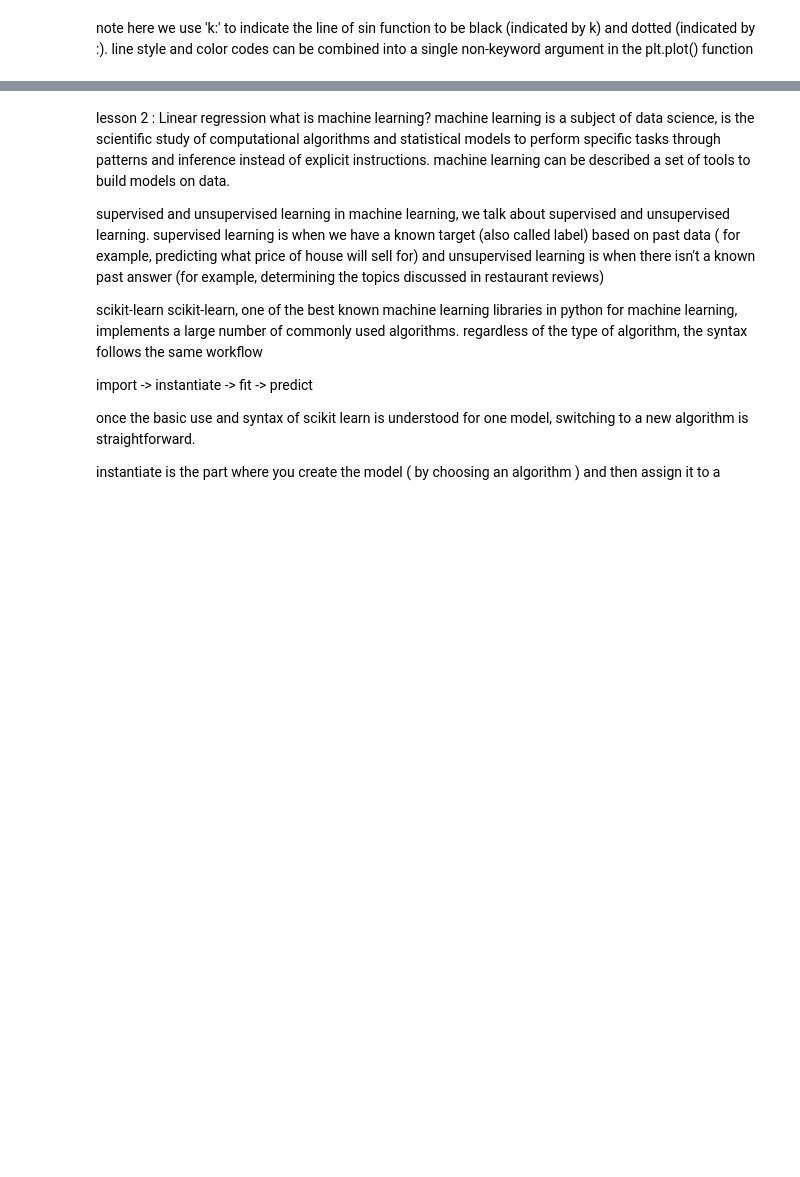
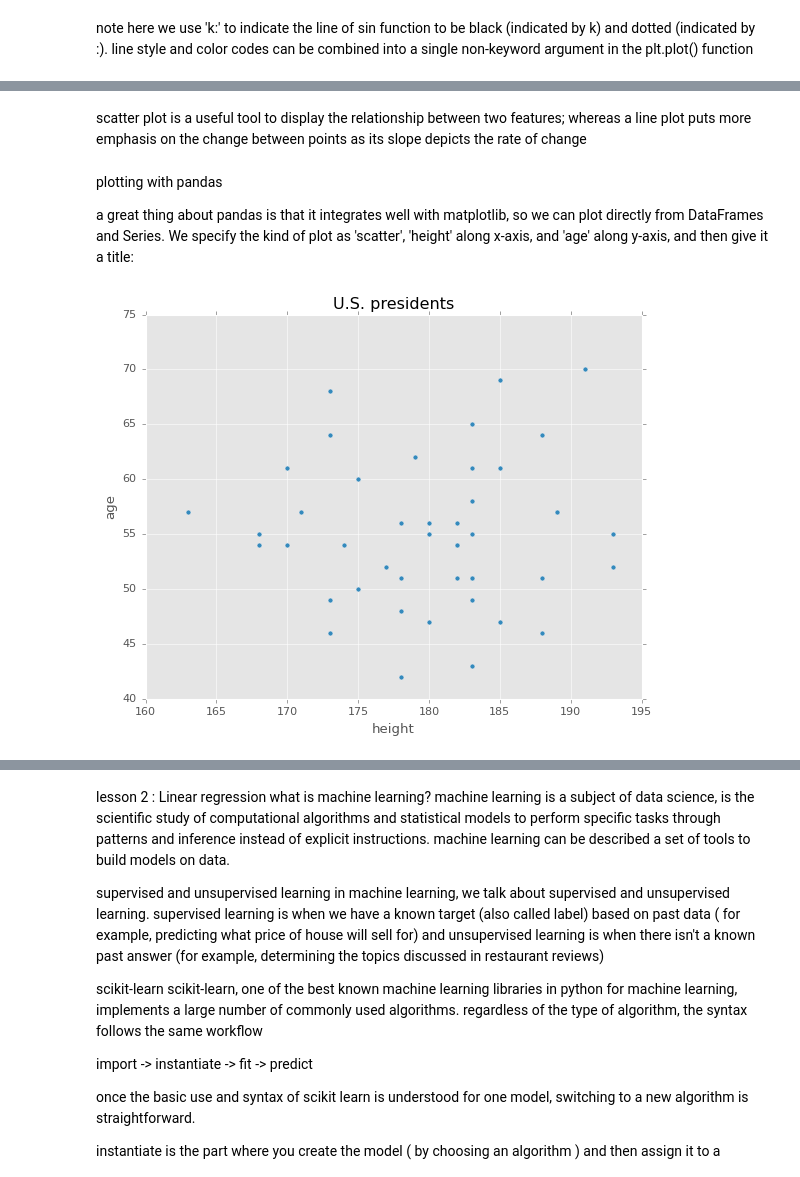
Before and after one commit to kassidy10/Developer, a Jupyter notebook: sololearn/DataScience.ipynb, the cells around one changed output, grey strips where cells are left out. Drawn from its saved outputs; the diff is of its cells as text; code cells hidden in the pictures; blank space fills up the shorter version.

```diff
--- a/sololearn/DataScience.ipynb
+++ b/sololearn/DataScience.ipynb
@@ -617,0 +649,14 @@ note here we use 'k:' to indicate the line of sin function to be black (indicate
+# %% [markdown]
+scatter plot is a useful tool to display the relationship between two features; whereas a line plot puts more emphasis on the change between points as its slope depicts the rate of change
+# %% [markdown]
+plotting with pandas
+
+a great thing about pandas is that it integrates well with matplotlib, so we can plot directly from DataFrames and Series. We specify the kind of plot as 'scatter', 'height' along x-axis, and 'age' along y-axis, and then give it a title:
+# %%
+presidents_df.plot(kind = 'scatter',
+                   x = 'height',
+                   y = 'age',
+                   title='U.S. presidents')
+plt.show()
+# %% [output]
+[figure, added]
```
Also changed, not shown: parts of 42 cells of this notebook, 1 other file.
